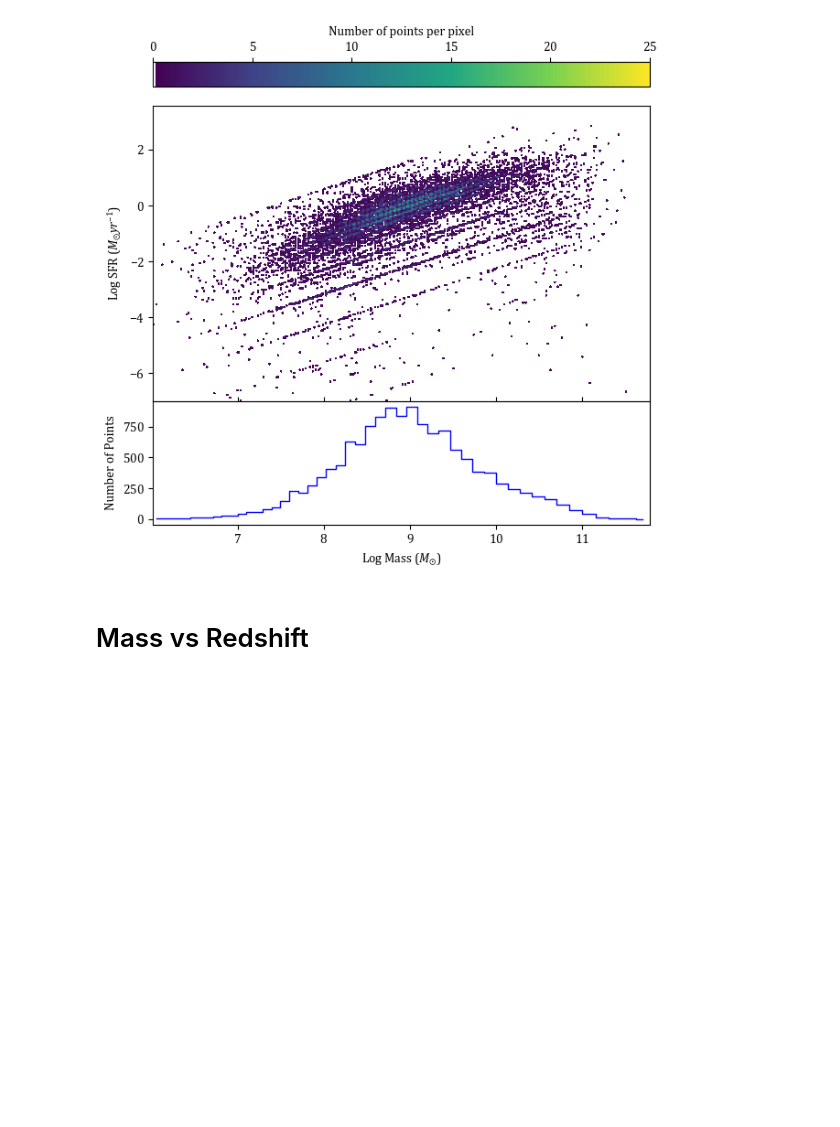
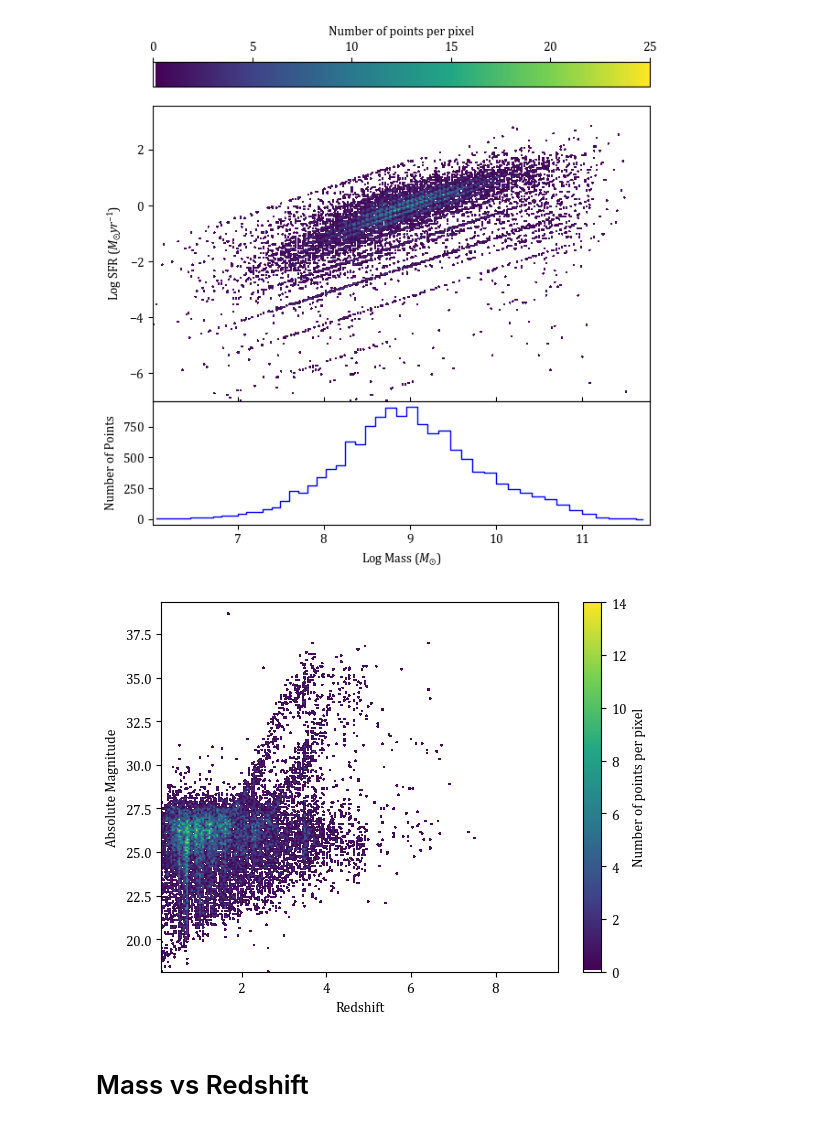
Before and after one commit to daniel-lyon/MPhil-Code, a Jupyter notebook: zfourge_cdfs.ipynb, the cells around one changed output. Saved outputs shown, nothing was run; the diff lists cells and outputs as text; code cells hidden in the pictures; blank space fills up the shorter version.

```diff
--- a/zfourge_cdfs.ipynb
+++ b/zfourge_cdfs.ipynb
@@ -57,6 +57,18 @@ ax1.set_ylabel('Number of Points')
 ax1.get_xaxis().set_ticks_position('both')
 # %% [output]
 [figure]
+# %%
+frest = df['FK']
+mabs = 25 - 2.5*np.log10(frest) # AB magnitude
+z = df['z']
+
+fig = plt.figure()
+scatter_colour_density(fig, z, mabs, white_viridis)
+plt.xlabel('Redshift')
+plt.ylabel('Absolute Magnitude')
+plt.show()
+# %% [output]
+[figure, added]
 # %% [markdown]
 # Mass vs Redshift
 # %%
```
Also changed, not shown: 3 other files.
